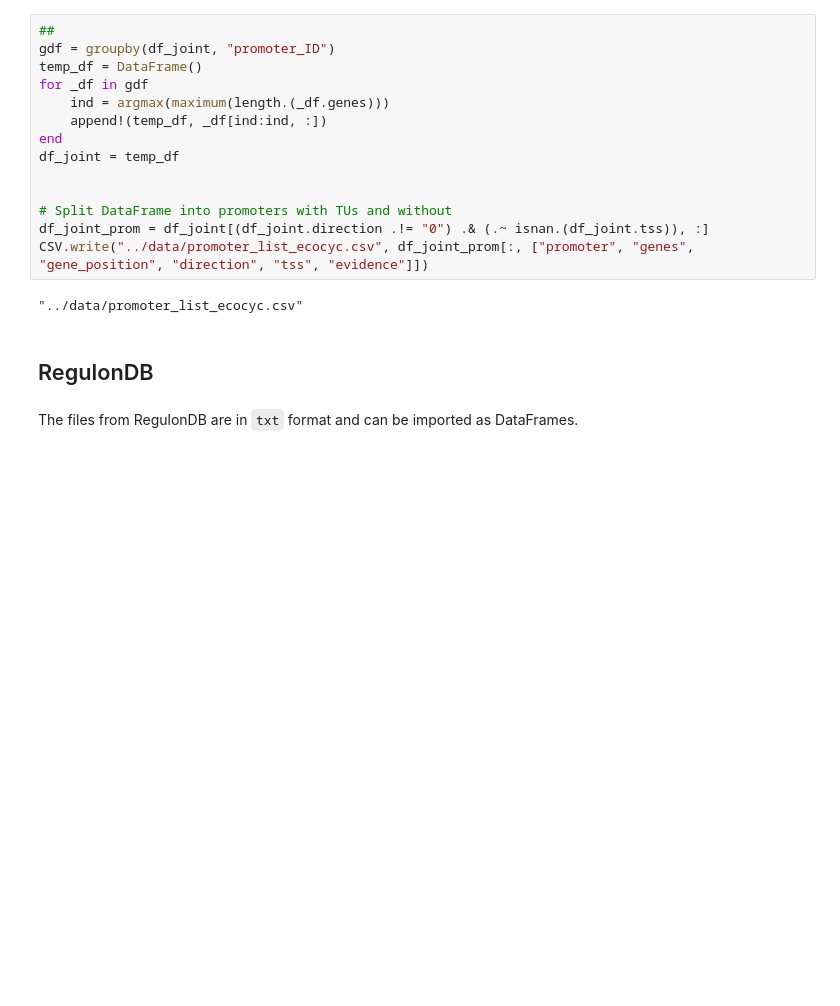
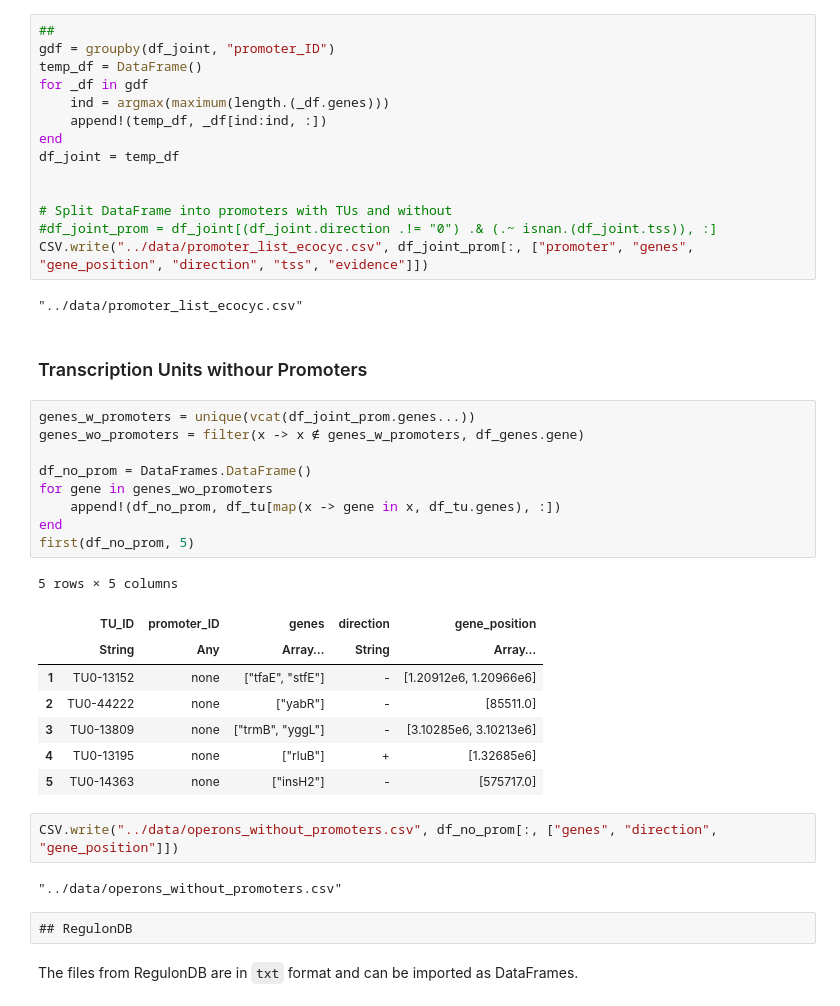
Before and after one commit to RPGroup-PBoC/Reg-Seq-2, a Jupyter notebook: notebooks/01_database_queury.ipynb, the cells around one changed output. Saved outputs shown, nothing was run; the diff lists cells and outputs as text; blank space fills up the shorter version.

Commit message:
first commit for oligo design notebook

```diff
--- a/notebooks/01_database_queury.ipynb
+++ b/notebooks/01_database_queury.ipynb
@@ -403,12 +403,36 @@ df_joint = temp_df
 
 
 # Split DataFrame into promoters with TUs and without
-df_joint_prom = df_joint[(df_joint.direction .!= "0") .& (.~ isnan.(df_joint.tss)), :]
+#df_joint_prom = df_joint[(df_joint.direction .!= "0") .& (.~ isnan.(df_joint.tss)), :]
 CSV.write("../data/promoter_list_ecocyc.csv", df_joint_prom[:, ["promoter", "genes", "gene_position", "direction", "tss", "evidence"]])
 # %% [output]
 "../data/promoter_list_ecocyc.csv"
-# %% [markdown]
-## RegulonDB
+# %% [markdown]
+### Transcription Units withour Promoters
+# %%
+genes_w_promoters = unique(vcat(df_joint_prom.genes...))
+genes_wo_promoters = filter(x -> x ∉ genes_w_promoters, df_genes.gene)
+
+df_no_prom = DataFrames.DataFrame()
+for gene in genes_wo_promoters
+    append!(df_no_prom, df_tu[map(x -> gene in x, df_tu.genes), :])
+end
+first(df_no_prom, 5)
+# %% [output]
+5 rows × 5 columns
+|  | TU_ID | promoter_ID | genes | direction | gene_position |
+|  | String | Any | Array… | String | Array… |
+| 1 | TU0-13152 | none | ["tfaE", "stfE"] | - | [1.20912e6, 1.20966e6] |
+| 2 | TU0-44222 | none | ["yabR"] | - | [85511.0] |
+| 3 | TU0-13809 | none | ["trmB", "yggL"] | - | [3.10285e6, 3.10213e6] |
+| 4 | TU0-13195 | none | ["rluB"] | + | [1.32685e6] |
+| 5 | TU0-14363 | none | ["insH2"] | - | [575717.0] |
+# %%
+CSV.write("../data/operons_without_promoters.csv", df_no_prom[:, ["genes", "direction", "gene_position"]])
+# %% [output]
+"../data/operons_without_promoters.csv"
+# %% [raw]
+## RegulonDB
 # %% [markdown]
 The files from RegulonDB are in `txt` format and can be imported as DataFrames.
 # %% [markdown]
```
Also changed, not shown: parts of 3 cells of this notebook, 1 other file.
